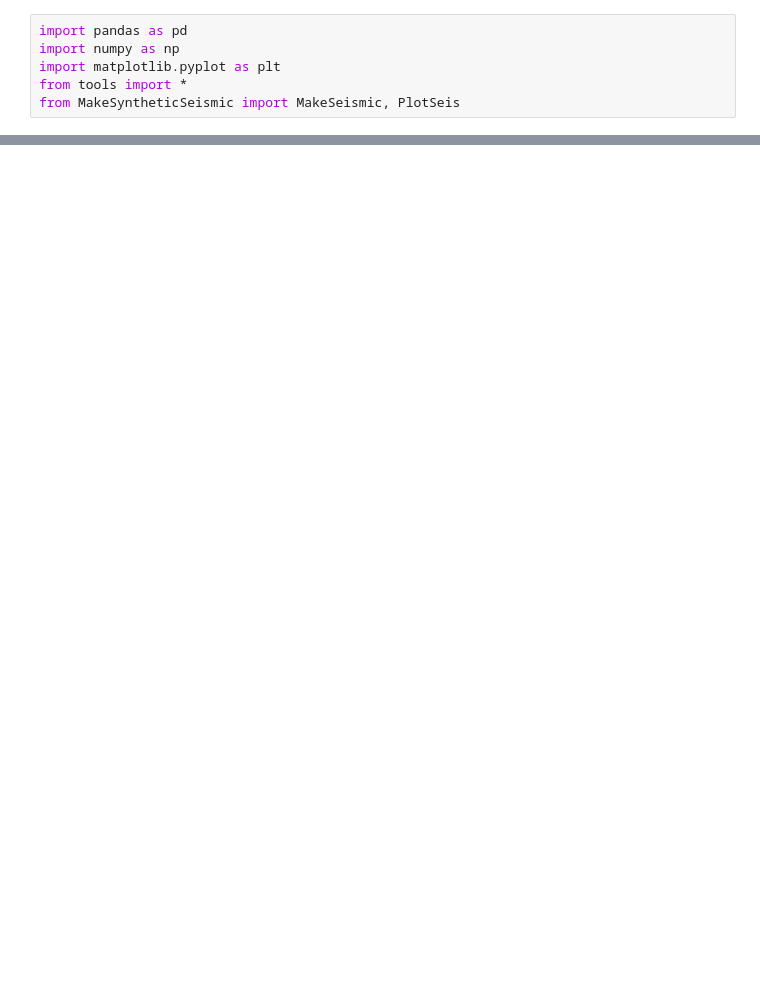
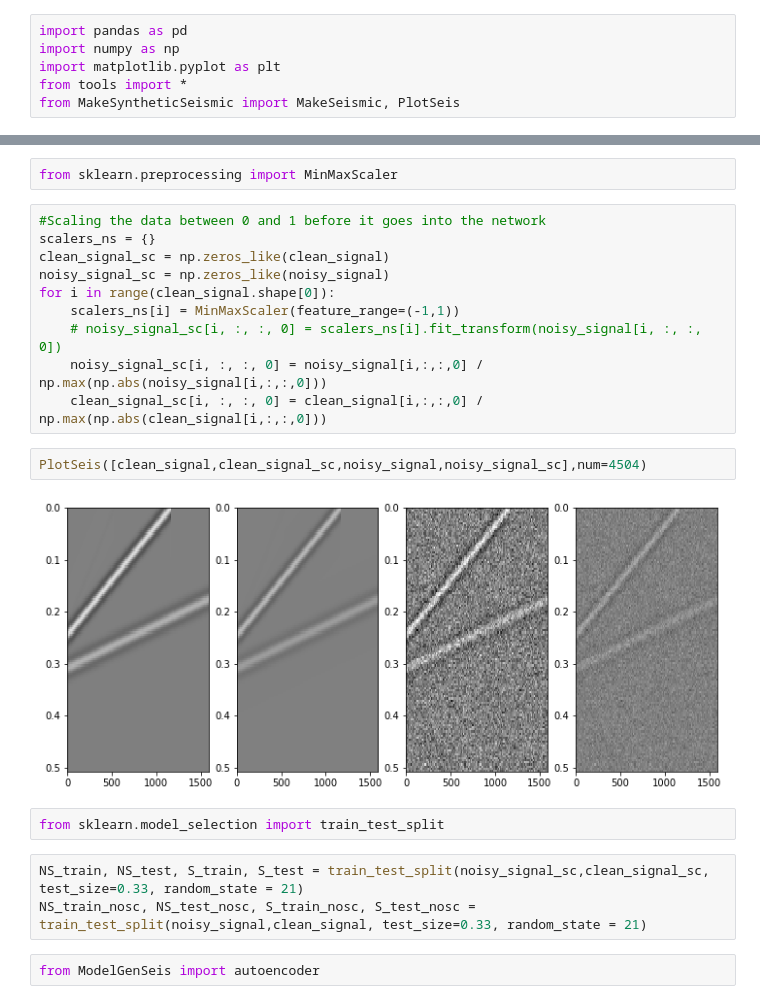
Before and after one commit to Greveley/AutoEncoderImageDenoise, a Jupyter notebook: TrainAndEval_SynSeis.ipynb, the cells around one changed output, grey strips where cells are left out. Cells and saved outputs as stored; diff of their text form; blank space fills up the shorter version.

```diff
--- a/TrainAndEval_SynSeis.ipynb
+++ b/TrainAndEval_SynSeis.ipynb
@@ -13,0 +18,23 @@ PlotSeis([clean_signal,noise,noisy_signal],num=3)
+# %%
+from sklearn.preprocessing import MinMaxScaler
+# %%
+#Scaling the data between 0 and 1 before it goes into the network
+scalers_ns = {}
+clean_signal_sc = np.zeros_like(clean_signal)
+noisy_signal_sc = np.zeros_like(noisy_signal)
+for i in range(clean_signal.shape[0]):
+    scalers_ns[i] = MinMaxScaler(feature_range=(-1,1))
+    # noisy_signal_sc[i, :, :, 0] = scalers_ns[i].fit_transform(noisy_signal[i, :, :, 0])
+    noisy_signal_sc[i, :, :, 0] = noisy_signal[i,:,:,0] / np.max(np.abs(noisy_signal[i,:,:,0]))
+    clean_signal_sc[i, :, :, 0] = clean_signal[i,:,:,0] / np.max(np.abs(clean_signal[i,:,:,0]))
+# %%
+PlotSeis([clean_signal,clean_signal_sc,noisy_signal,noisy_signal_sc],num=4504)
+# %% [output]
+[figure, added]
+# %%
+from sklearn.model_selection import train_test_split
+# %%
+NS_train, NS_test, S_train, S_test = train_test_split(noisy_signal_sc,clean_signal_sc, test_size=0.33, random_state = 21)
+NS_train_nosc, NS_test_nosc, S_train_nosc, S_test_nosc = train_test_split(noisy_signal,clean_signal, test_size=0.33, random_state = 21)
+# %%
+from ModelGenSeis import autoencoder
```
Also changed, not shown: parts of 18 cells of this notebook.
